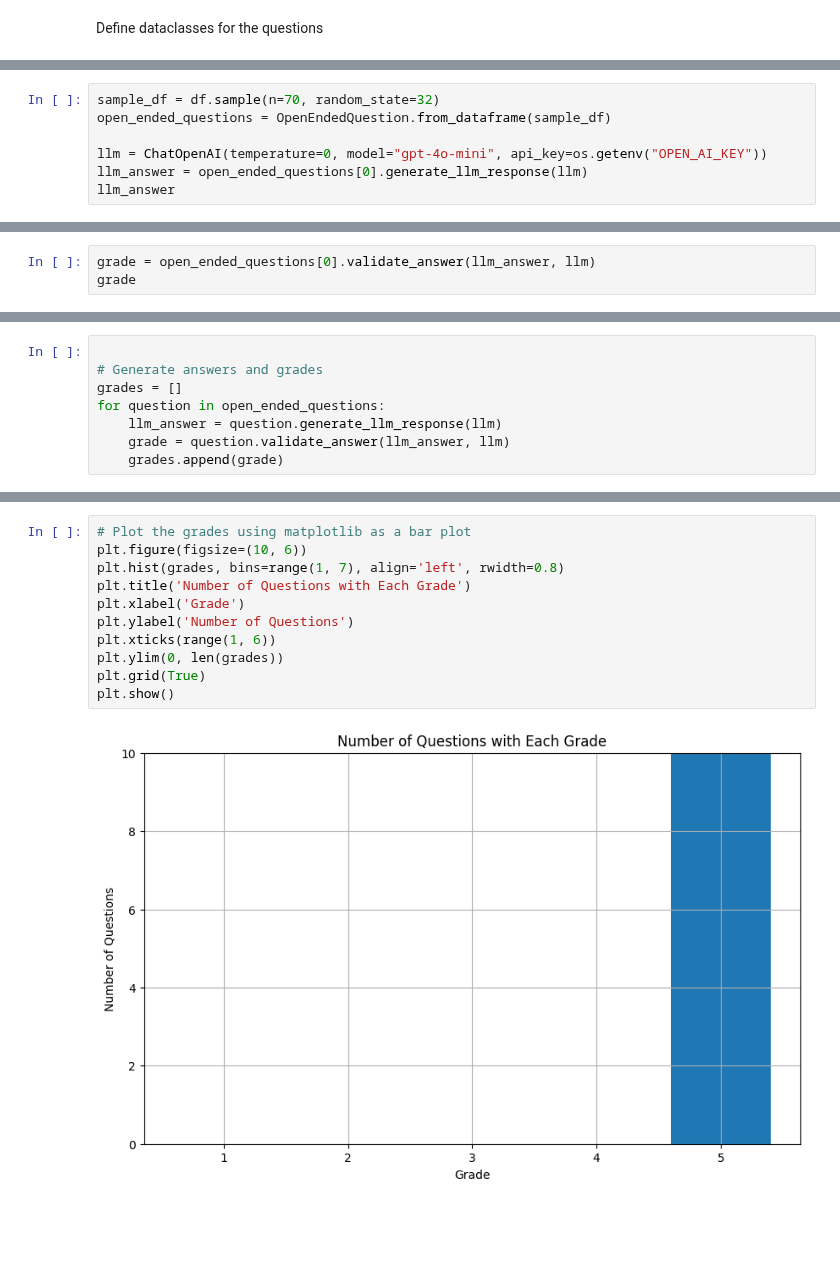
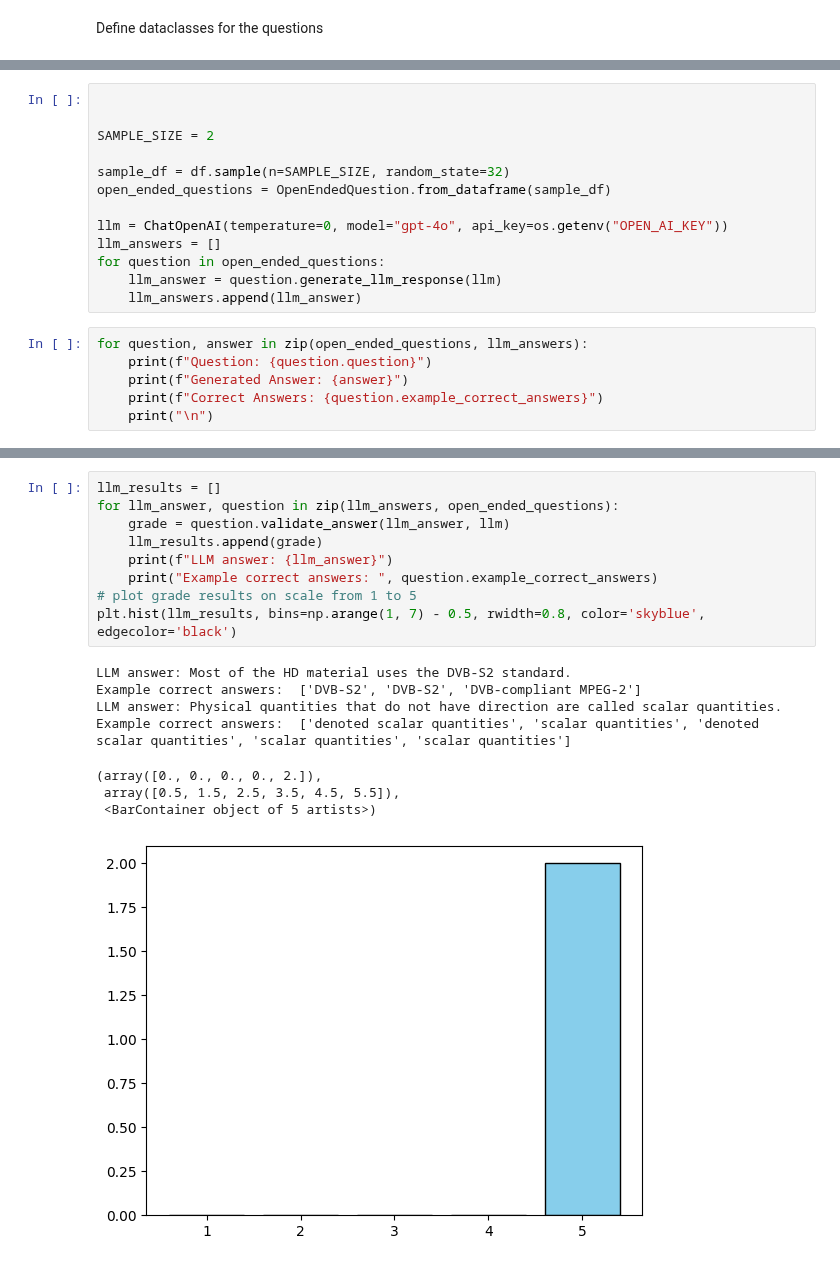
Before and after one commit to grant-TraDA/NLP-2024W, a Jupyter notebook: projects/exam_gen/poc.ipynb, the cells around one changed output, grey strips where cells are left out. Saved outputs shown, nothing was run; the diff lists cells and outputs as text; blank space fills up the shorter version.

Commit message:
feat: poc open ended questions

```diff
--- a/projects/exam_gen/poc.ipynb
+++ b/projects/exam_gen/poc.ipynb
@@ -110,7 +119,19 @@ Can generate the answer to the question based on the context provided?
 # %%
-sample_df = df.sample(n=70, random_state=32)
+
+
+SAMPLE_SIZE = 2
+
+sample_df = df.sample(n=SAMPLE_SIZE, random_state=32)
 open_ended_questions = OpenEndedQuestion.from_dataframe(sample_df)
 
-llm = ChatOpenAI(temperature=0, model="gpt-4o-mini", api_key=os.getenv("OPEN_AI_KEY"))
-llm_answer = open_ended_questions[0].generate_llm_response(llm)
-llm_answer
+llm = ChatOpenAI(temperature=0, model="gpt-4o", api_key=os.getenv("OPEN_AI_KEY"))
+llm_answers = []
+for question in open_ended_questions:
+    llm_answer = question.generate_llm_response(llm)
+    llm_answers.append(llm_answer)
+# %%
+for question, answer in zip(open_ended_questions, llm_answers):
+    print(f"Question: {question.question}")
+    print(f"Generated Answer: {answer}")
+    print(f"Correct Answers: {question.example_correct_answers}")
+    print("\n")
@@ -119,3 +148,0 @@ Can LLM grade the answer to the question?
-# %%
-grade = open_ended_questions[0].validate_answer(llm_answer, llm)
-grade
@@ -130,8 +148,0 @@ We will use the `OpenEndedQuestion` class to generate answers and validate them.
-# %%
-
-# Generate answers and grades
-grades = []
-for question in open_ended_questions:
-    llm_answer = question.generate_llm_response(llm)
-    grade = question.validate_answer(llm_answer, llm)
-    grades.append(grade)
@@ -140,13 +149,18 @@ for question in open_ended_questions:
-# %%
-# Plot the grades using matplotlib as a bar plot
-plt.figure(figsize=(10, 6))
-plt.hist(grades, bins=range(1, 7), align='left', rwidth=0.8)
-plt.title('Number of Questions with Each Grade')
-plt.xlabel('Grade')
-plt.ylabel('Number of Questions')
-plt.xticks(range(1, 6))
-plt.ylim(0, len(grades))
-plt.grid(True)
-plt.show()
-# %% [output]
-[figure, removed]
+# %%
+llm_results = []
+for llm_answer, question in zip(llm_answers, open_ended_questions):
+    grade = question.validate_answer(llm_answer, llm)
+    llm_results.append(grade)
+    print(f"LLM answer: {llm_answer}")
+    print("Example correct answers: ", question.example_correct_answers)
+# plot grade results on scale from 1 to 5
+plt.hist(llm_results, bins=np.arange(1, 7) - 0.5, rwidth=0.8, color='skyblue', edgecolor='black')
+# %% [output]
+LLM answer: Most of the HD material uses the DVB-S2 standard.
+Example correct answers:  ['DVB-S2', 'DVB-S2', 'DVB-compliant MPEG-2']
+LLM answer: Physical quantities that do not have direction are called scalar quantities.
+Example correct answers:  ['denoted scalar quantities', 'scalar quantities', 'denoted scalar quantities', 'scalar quantities', 'scalar quantities']
+(array([0., 0., 0., 0., 2.]),
+ array([0.5, 1.5, 2.5, 3.5, 4.5, 5.5]),
+ <BarContainer object of 5 artists>)
+[figure, added]
```
Also changed, not shown: parts of 19 cells of this notebook.
